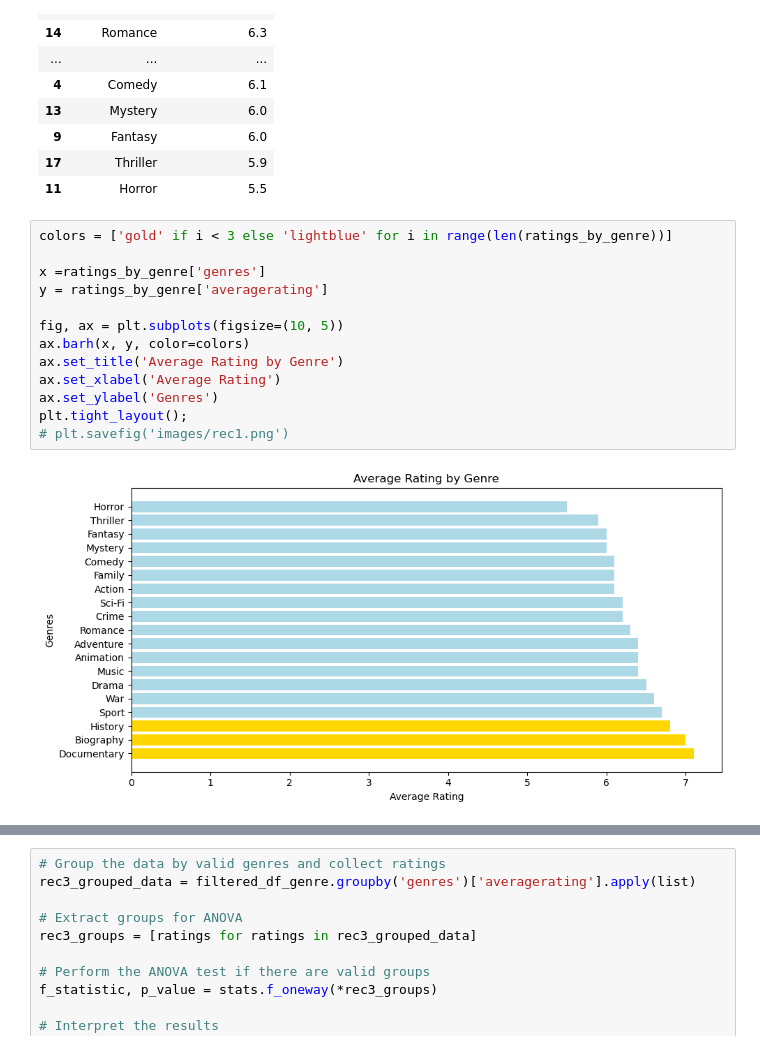
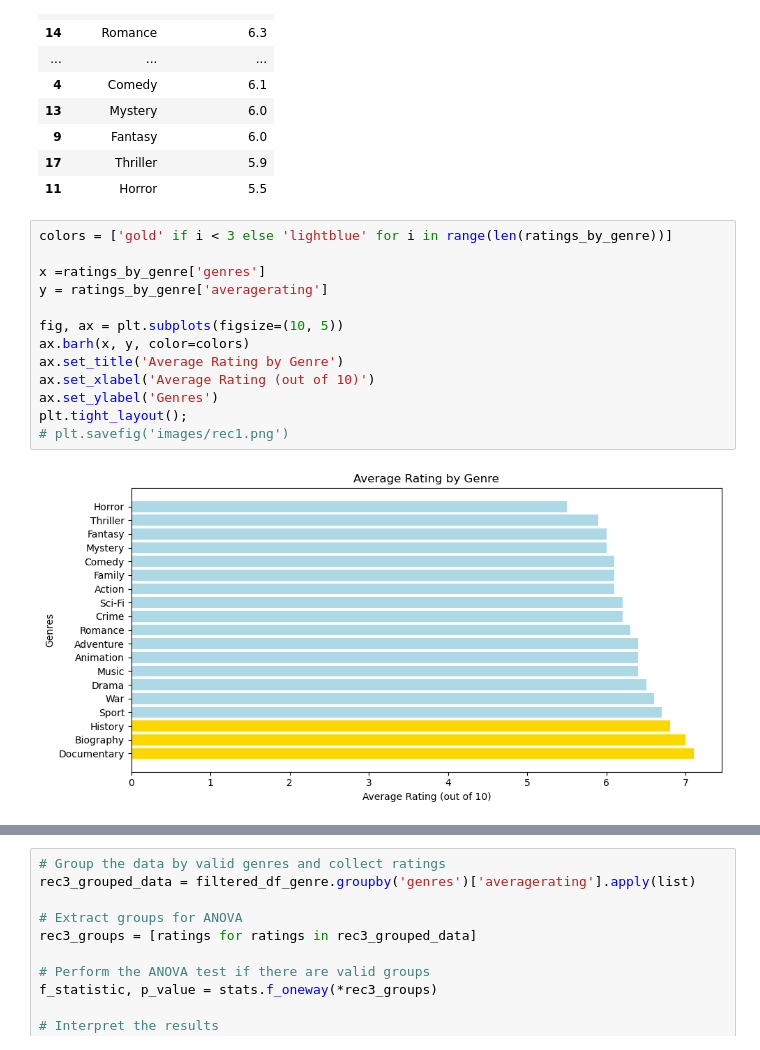
Before and after one commit to elijahlopez94/box_office_statistical_analysis, a Jupyter notebook: box_office_statistical_analysis.ipynb, the cells around one changed output, grey strips where cells are left out. Cells and saved outputs as stored; diff of their text form.

```diff
--- a/box_office_statistical_analysis.ipynb
+++ b/box_office_statistical_analysis.ipynb
@@ -582,15 +556,15 @@ ratings_by_genre
 # %%
 colors = ['gold' if i < 3 else 'lightblue' for i in range(len(ratings_by_genre))]
 
 x =ratings_by_genre['genres']
 y = ratings_by_genre['averagerating']
 
 fig, ax = plt.subplots(figsize=(10, 5))
 ax.barh(x, y, color=colors)
 ax.set_title('Average Rating by Genre')
-ax.set_xlabel('Average Rating')
+ax.set_xlabel('Average Rating (out of 10)')
 ax.set_ylabel('Genres')
 plt.tight_layout();
 # plt.savefig('images/rec1.png')
 # %% [output]
-[figure, old version]
+[figure, new version]
```
Also changed, not shown: parts of 29 cells of this notebook.
